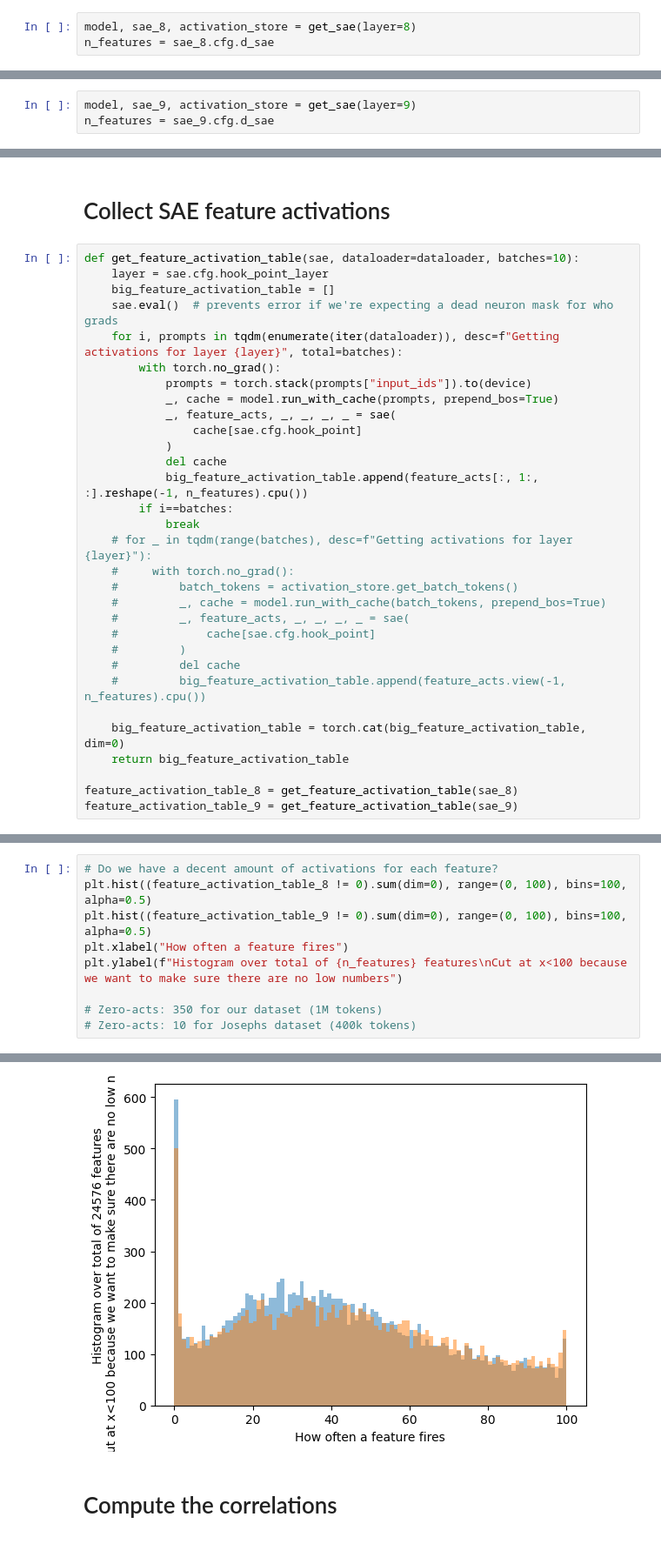
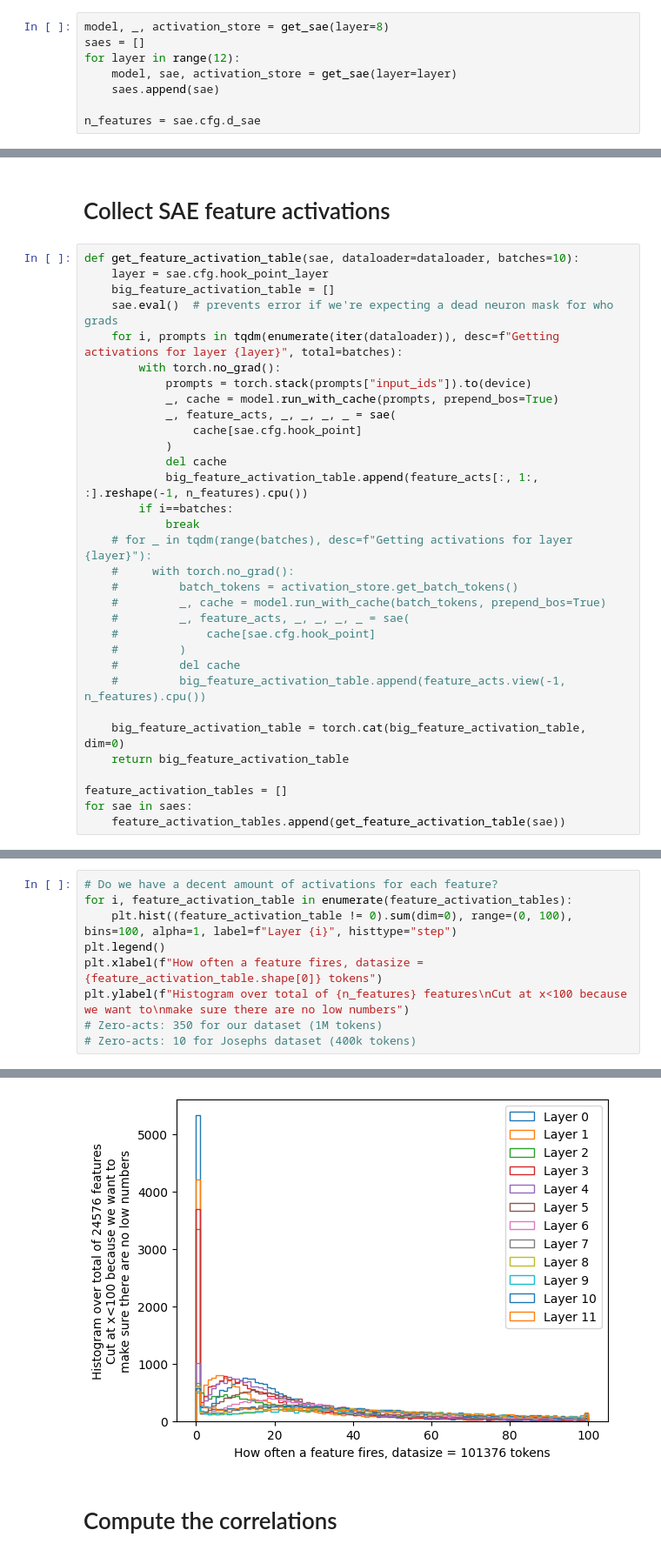
Before and after one commit to yahiaelgamal/hack_features, a Jupyter notebook: hack1.ipynb, the cells around one changed output, grey strips where cells are left out. Shown at 87% size. Drawn from its saved outputs; the diff is of its cells as text.

```diff
--- a/hack1.ipynb
+++ b/hack1.ipynb
@@ -42,6 +43,11 @@ def get_sae(layer):
 # %%
-model, sae_8, activation_store = get_sae(layer=8)
-n_features = sae_8.cfg.d_sae
+model, _, activation_store = get_sae(layer=8)
+saes = []
+for layer in range(12):
+    model, sae, activation_store = get_sae(layer=layer)
+    saes.append(sae)
+
+n_features = sae.cfg.d_sae
 # %% [output]
 Loaded pretrained model gpt2-small into HookedTransformer
 Moving model to device:  cuda
@@ -73,3 +73,0 @@ Using Ghost Grads.
-# %%
-model, sae_9, activation_store = get_sae(layer=9)
-n_features = sae_9.cfg.d_sae
@@ -122,6 +102,7 @@ def get_feature_activation_table(sae, dataloader=dataloader, batches=10):
     big_feature_activation_table = torch.cat(big_feature_activation_table, dim=0)
     return big_feature_activation_table
 
-feature_activation_table_8 = get_feature_activation_table(sae_8)
-feature_activation_table_9 = get_feature_activation_table(sae_9)
+feature_activation_tables = []
+for sae in saes:
+    feature_activation_tables.append(get_feature_activation_table(sae))
 # %%
@@ -130,11 +111,11 @@ feature_activation_table_8.shape #1M in 1min / 400k in 29s
 torch.Size([101376, 24576])
 # %%
 # Do we have a decent amount of activations for each feature?
-plt.hist((feature_activation_table_8 != 0).sum(dim=0), range=(0, 100), bins=100, alpha=0.5)
-plt.hist((feature_activation_table_9 != 0).sum(dim=0), range=(0, 100), bins=100, alpha=0.5)
-plt.xlabel("How often a feature fires")
-plt.ylabel(f"Histogram over total of {n_features} features\nCut at x<100 because we want to make sure there are no low numbers")
-
+for i, feature_activation_table in enumerate(feature_activation_tables):
+    plt.hist((feature_activation_table != 0).sum(dim=0), range=(0, 100), bins=100, alpha=1, label=f"Layer {i}", histtype="step")
+plt.legend()
+plt.xlabel(f"How often a feature fires, datasize = {feature_activation_table.shape[0]} tokens")
+plt.ylabel(f"Histogram over total of {n_features} features\nCut at x<100 because we want to\nmake sure there are no low numbers")
 # Zero-acts: 350 for our dataset (1M tokens)
 # Zero-acts: 10 for Josephs dataset (400k tokens)
 # %% [output]
@@ -142,3 +123,3 @@ Text(0, 0.5, 'Histogram over total of 24576 features\nCut at x<100 because we wa
-[figure, old version]
+[figure, new version]
 # %% [markdown]
 # Compute the correlations
```
Also changed, not shown: parts of 16 cells of this notebook.
